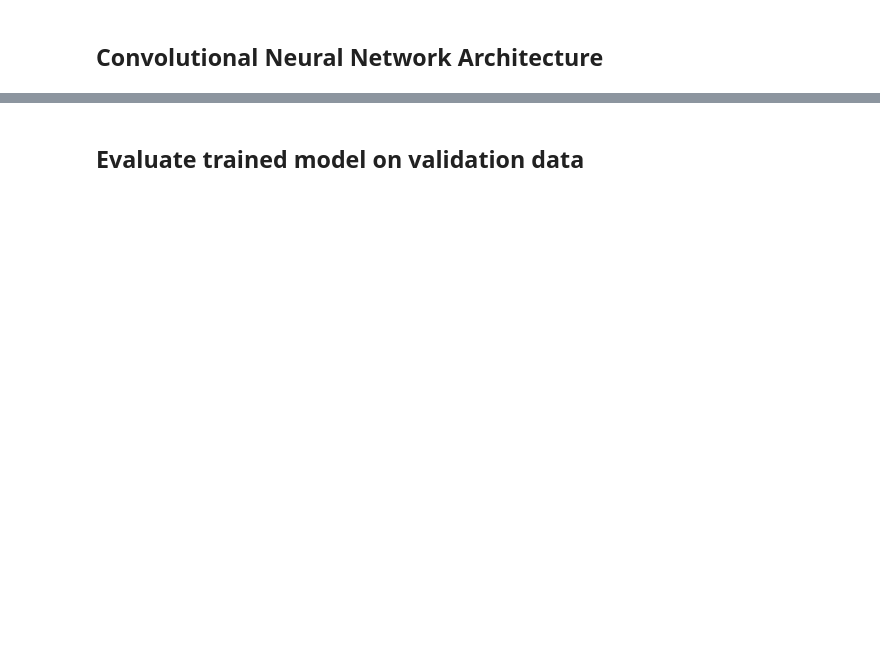
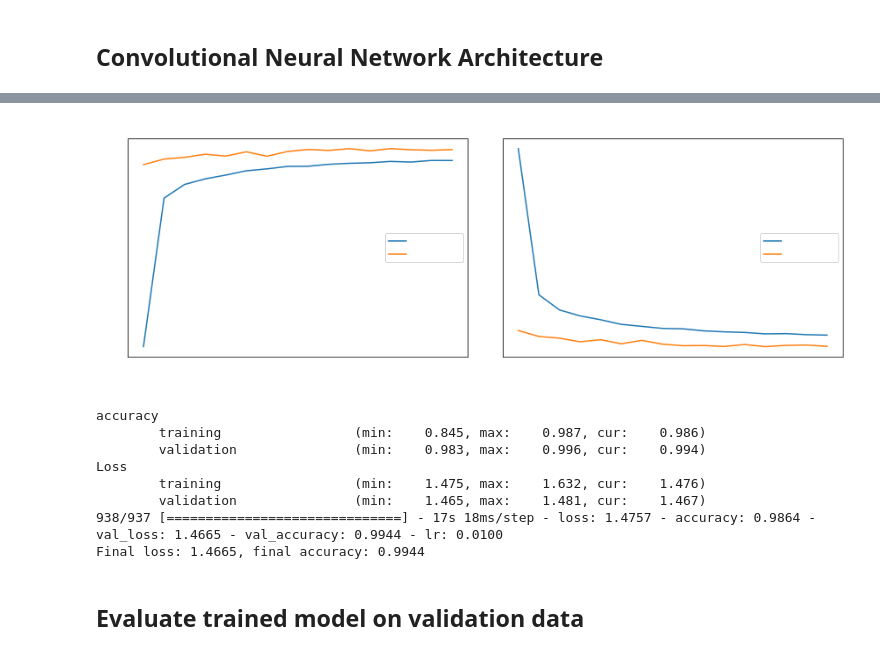
Before and after one commit to patricksabry1/42028-Deep-Learning, a Jupyter notebook: 42028_Assignment_1.ipynb, the cells around one changed output, grey strips where cells are left out. Saved outputs shown, nothing was run; the diff lists cells and outputs as text; code cells hidden in the pictures; blank space fills up the shorter version.

```diff
--- a/42028_Assignment_1.ipynb
+++ b/42028_Assignment_1.ipynb
@@ -370,12 +323,12 @@ Image original label: 5 | Predicted label: 5
 ## KNN fitted on LBP features
 # %%
 from sklearn.neighbors import KNeighborsClassifier
-X_train, y_train, X_test, y_test = loadData()
+X_train, y_train, X_test, y_test = loadData(net=False)
 
 lbp_train, lbp_labels_train = getLBPFeatures(X_train, y_train)
 lbp_test, lbp_labels_test = getLBPFeatures(X_test, y_test)
 
-k_vals = [1,2,5,15,30,60,100]
+k_vals = [1,2,5,15,30]
 accuracies = []
 
 for k in k_vals:
@@ -449,7 +406,7 @@ def oneHotEncode(y, num_classes):
     return y
 
 def preprocessNetData():
-    X_train, y_train, X_test, y_test = loadData()
+    X_train, y_train, X_test, y_test = loadData(net=True)
 
     # Cast data to floats for floating point division
     X_train = X_train.astype('float32')
@@ -460,9 +417,9 @@ def preprocessNetData():
     X_train = X_train / 255.0
     X_test = X_test / 255.0
 
+    y_test_nonencoded = y_test
+
     y_train = oneHotEncode(y_train, 10)
     y_test = oneHotEncode(y_test, 10)
 
-    return X_train, y_train, X_test, y_test
-
-X_train, y_train, X_test, y_test = preprocessNetData()
+    return X_train, y_train, X_test, y_test, y_test_nonencoded
@@ -536,7 +434,7 @@ def CNN(use_sgd=False):
     tf.keras.layers.BatchNormalization(),
     tf.keras.layers.Conv2D(32, kernel_size=3, activation='relu'),
     tf.keras.layers.BatchNormalization(),
-    tf.keras.layers.Conv2D(32, kernel_size=3, strides=2, padding='same', activation='relu'),
+    tf.keras.layers.Conv2D(32, kernel_size=5, strides=2, padding='same', activation='relu'),
     tf.keras.layers.BatchNormalization(),
     tf.keras.layers.Dropout(0.4),
 
@@ -559,7 +457,7 @@ def CNN(use_sgd=False):
     loss_fn = tf.keras.losses.CategoricalCrossentropy(from_logits=True)
 
     if use_sgd == True:
-        sgd = tf.keras.optimizers.SGD(lr=0.03, momentum=0.9)
+        sgd = tf.keras.optimizers.SGD(lr=0.01, momentum=0.9)
 
         model.compile(optimizer=sgd,
             loss=loss_fn,
@@ -575,3 +477,44 @@ def CNN(use_sgd=False):
+# %%
+X_train, y_train, X_test, y_test, y_test_nonencoded = preprocessNetData()
+
+datagen = tf.keras.preprocessing.image.ImageDataGenerator(
+        rotation_range=10,
+        zoom_range = 0.10,
+        width_shift_range=0.1,
+        height_shift_range=0.1)
+
+datagen.fit(X_train)
+train_generator = datagen.flow(X_train, y_train, batch_size=64, seed=42)
+
+batch_size = 64
+epochs = 100
+steps_per_epoch = X_train.shape[0]/64
+
+model = CNN(use_sgd=True)
+
+# LR schedule - reduce learning rate on loss plateau
+reduce_lr = tf.keras.callbacks.ReduceLROnPlateau(monitor='val_loss', factor=0.2, patience=4, min_lr=0.001)
+
+callbacks = [PlotLossesKerasTF(), reduce_lr, tf.keras.callbacks.EarlyStopping(monitor='val_accuracy', patience=5)]
+
+hist = model.fit_generator(train_generator, epochs=epochs, steps_per_epoch=steps_per_epoch, verbose=1, validation_data=(X_test, y_test), shuffle=True,
+                           callbacks=callbacks)
+
+# Evaluate model performance using validation data
+print("Final loss: {0:.4f}, final accuracy: {1:.4f}".format(
+    hist.history['val_loss'][-1],
+    hist.history['val_accuracy'][-1]
+))
+# %% [output]
+[figure, added]
+accuracy
+        training                 (min:    0.845, max:    0.987, cur:    0.986)
+        validation               (min:    0.983, max:    0.996, cur:    0.994)
+Loss
+        training                 (min:    1.475, max:    1.632, cur:    1.476)
+        validation               (min:    1.465, max:    1.481, cur:    1.467)
+938/937 [==============================] - 17s 18ms/step - loss: 1.4757 - accuracy: 0.9864 - val_loss: 1.4665 - val_accuracy: 0.9944 - lr: 0.0100
+Final loss: 1.4665, final accuracy: 0.9944
 # %% [markdown]
 ## Evaluate trained model on validation data
 # %%
```
Also changed, not shown: parts of 16 cells of this notebook.
